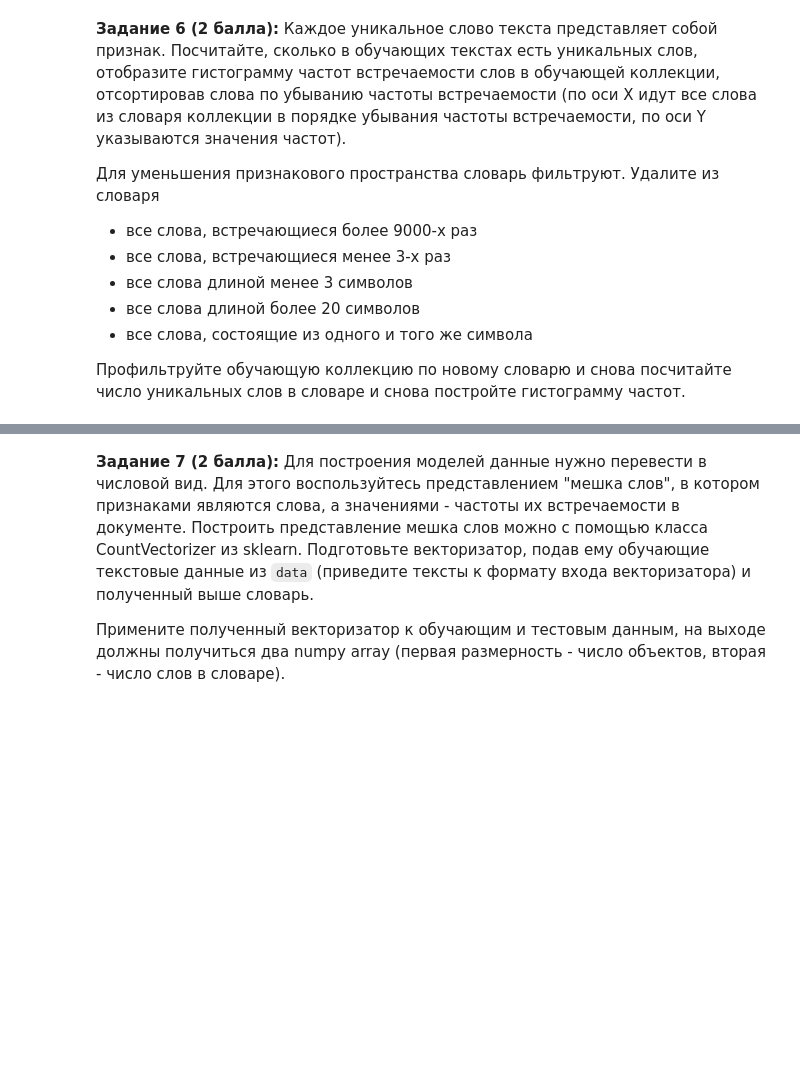
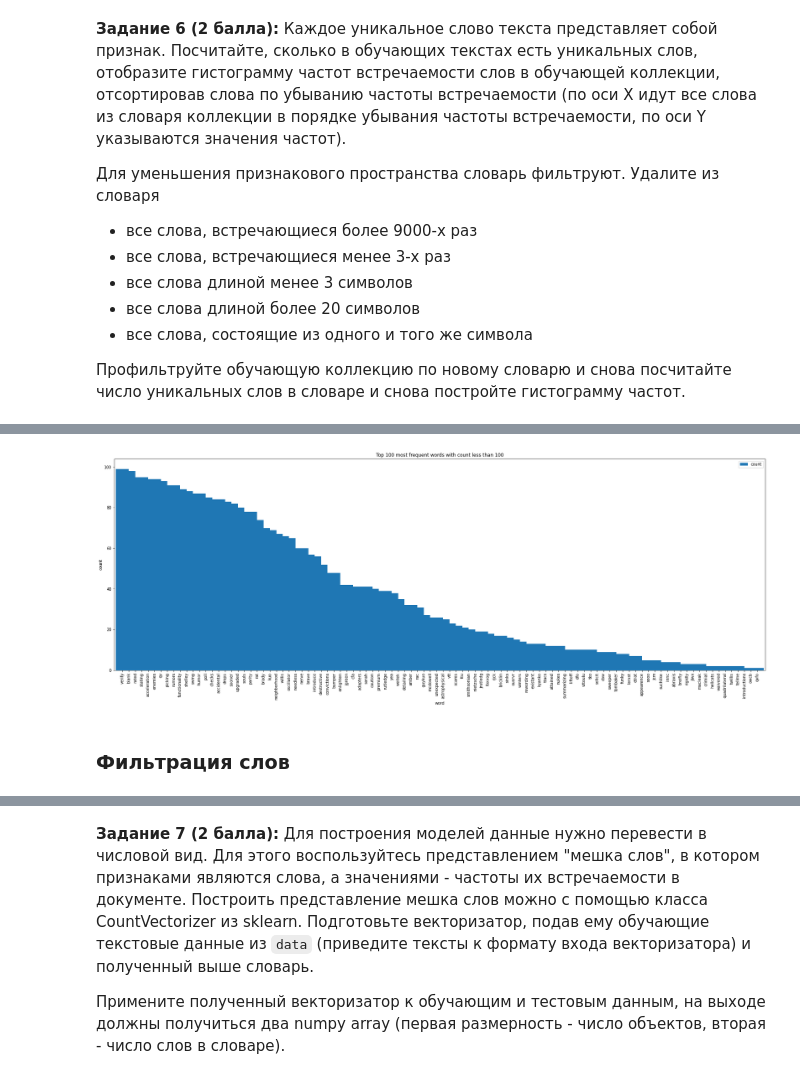
Before and after one commit to Laiser399/10s-Python-MLLabs, a Jupyter notebook: 03-data-ml.ipynb, the cells around one changed output, grey strips where cells are left out. Saved outputs shown, nothing was run; the diff lists cells and outputs as text; code cells hidden in the pictures; blank space fills up the shorter version.

```diff
--- a/03-data-ml.ipynb
+++ b/03-data-ml.ipynb
@@ -224,0 +272,10 @@ def task_6():
+# %%
+vocabulary[vocabulary['count'] < 100]\
+    .set_index('word')\
+    .head(100)\
+    .sort_values('count', ascending=False)\
+    .plot(kind='bar', figsize=(30, 10), width=2, ylabel='count', title='Top 100 most frequent words with count less than 100');
+# %% [output]
+[figure, added]
+# %% [markdown]
+### Фильтрация слов
```
Also changed, not shown: parts of 20 cells of this notebook.
